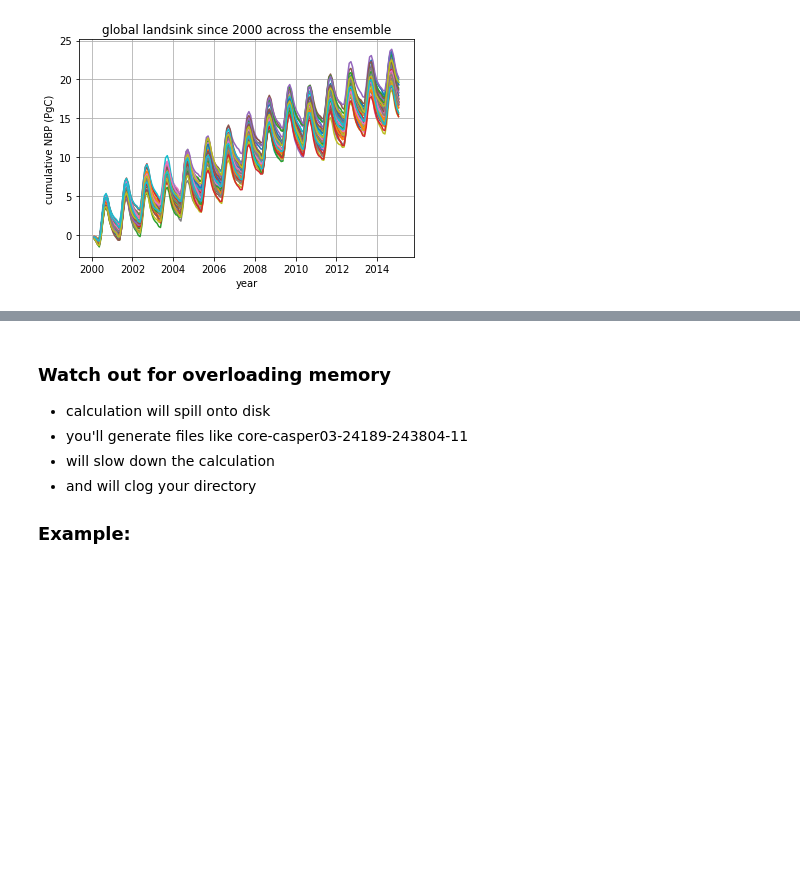
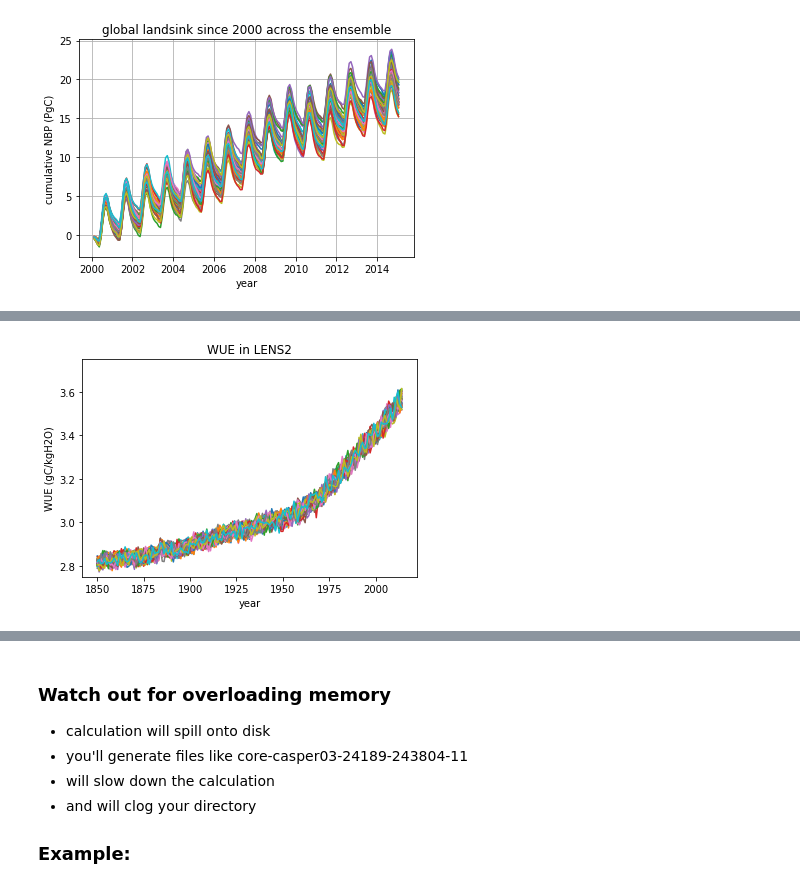
Before and after one commit to djk2120/TWSnbp, a Jupyter notebook: src/LENS_template.ipynb, the cells around one changed output, grey strips where cells are left out. Drawn from its saved outputs; the diff is of its cells as text; code cells hidden in the pictures; blank space fills up the shorter version.

```diff
--- a/src/LENS_template.ipynb
+++ b/src/LENS_template.ipynb
@@ -221,0 +224,5 @@ plt.title('global landsink since 2000 across the ensemble');
+# %%
+%%time
+WUE = np.zeros(WUE.shape)
+for ee in range(50):
+    WUE[:,ee] = (anngpp/annqvegt).sel(ens=ee)
@@ -221,0 +232,8 @@ plt.title('global landsink since 2000 across the ensemble');
+# %%
+plt.plot(t,WUE)
+plt.xlabel('year')
+plt.ylabel('WUE (gC/kgH2O)')
+plt.title('WUE in LENS2')
+plt.ylim([2.75,3.75]);
+# %% [output]
+[figure, added]
```
Also changed, not shown: parts of 10 cells of this notebook.
